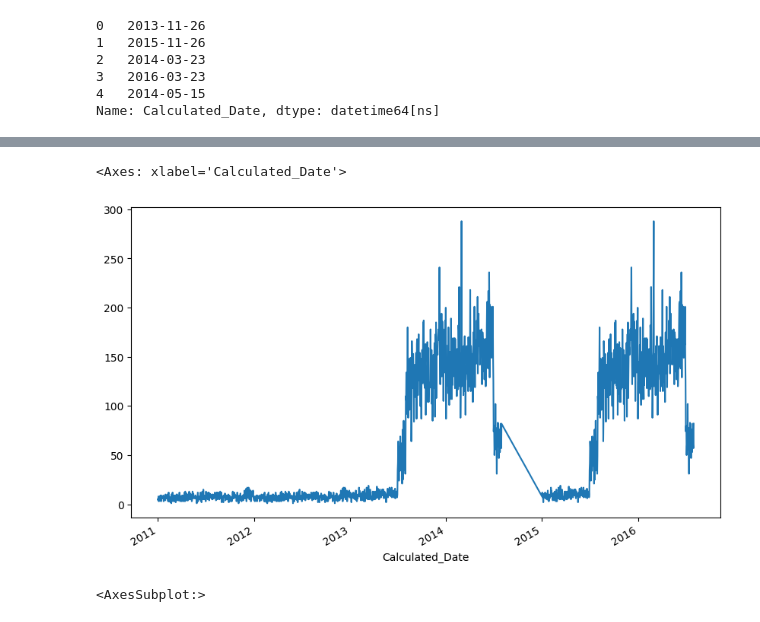
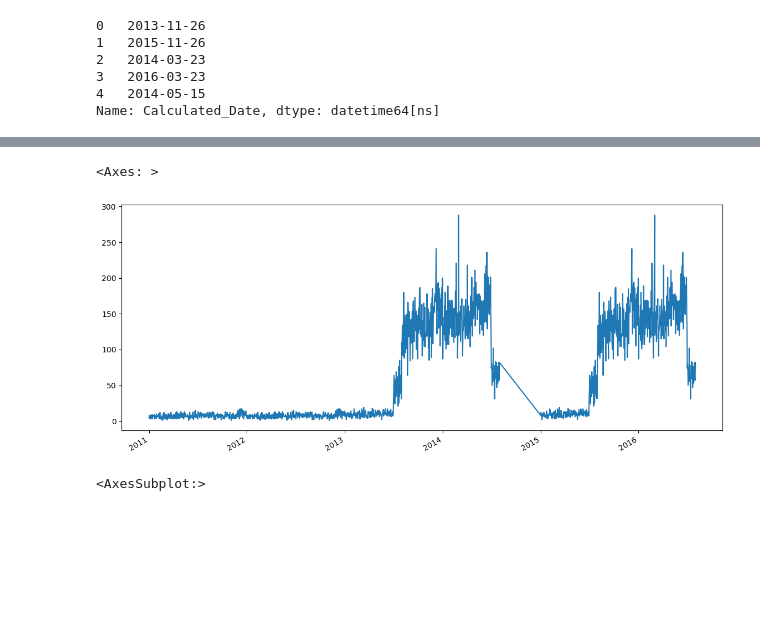
Before and after one commit to thaisonatk/python-datascience-course, a Jupyter notebook: week_ (1)/Exercises_1.ipynb, the cells around one changed output, grey strips where cells are left out. Saved outputs shown, nothing was run; the diff lists cells and outputs as text; code cells hidden in the pictures; blank space fills up the shorter version.

```diff
--- a/week_ (1)/Exercises_1.ipynb
+++ b/week_ (1)/Exercises_1.ipynb
@@ -412,10 +382,11 @@ Name: Calculated_Date, dtype: datetime64[ns]
 
 Show a <b>line plot</b> using `Calculated_Date` column as the x-axis and the count of sales as the y-axis.
 # %%
-sales['Calculated_Date'].value_counts().plot(kind = 'line', figsize=(10,6))
+# your code goes here
+sales['Calculated_Date'].value_counts().plot(kind='line', figsize=(14,6))
 # %% [output]
-<Axes: xlabel='Calculated_Date'>
+<Axes: >
-[figure, old version]
+[figure, new version]
 # %%
 # %% [output]
 <AxesSubplot:>
```
Also changed, not shown: parts of 87 cells of this notebook, 2 other files.
